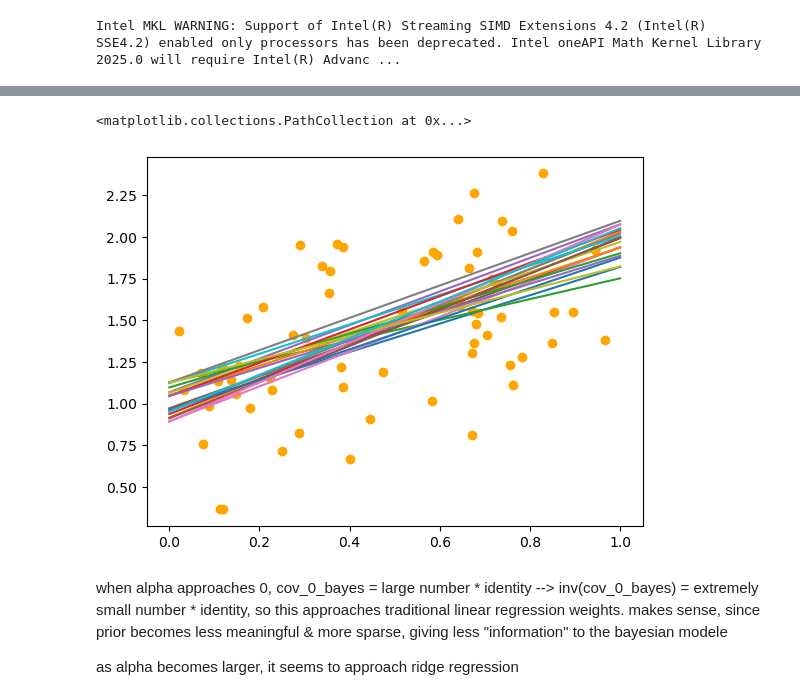
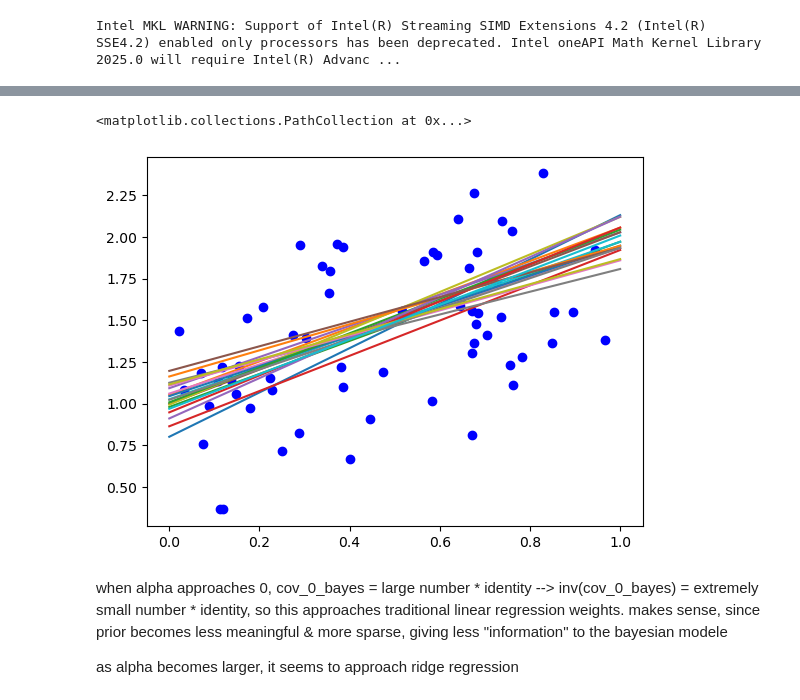
Before and after one commit to asaha1203/cx-4803, a Jupyter notebook: hw_4/hw_4_q2.ipynb, the cells around one changed output, grey strips where cells are left out. Drawn from its saved outputs; the diff is of its cells as text; code cells hidden in the pictures.

```diff
--- a/hw_4/hw_4_q2.ipynb
+++ b/hw_4/hw_4_q2.ipynb
@@ -25,18 +32,12 @@ Intel MKL WARNING: Support of Intel(R) Streaming SIMD Extensions 4.2 (Intel(R) S
 # %%
-alpha = np.linspace(0.01,10,100)
+#create data matrices
+alpha = np.logspace(-2,3,10000)
 beta = 1 / sigma_2
 w_bayes = np.zeros((len(alpha), m+1))
 cov_n_bayes = np.zeros((len(alpha), m+1, m+1))
 
-for i in range(100):
+#compute posterior distribution for alpha
+for i in range(10000):
     cov_0_bayes = np.identity(m+1) / alpha[i]
     cov_n_bayes[i,:,:] = np.linalg.inv(np.linalg.inv(cov_0_bayes) + beta * X.T @ X)
     w_bayes[i,:] = cov_n_bayes[i,:,:] @ (np.linalg.inv(cov_0_bayes) @ np.zeros(m+1).T + beta * X.T @ y)
-# %%
-x_values = np.linspace(0,1,1000)
-x_2 = 0.5
-x_3 = 0.5
-x = np.vstack([np.ones(1000), x_values, x_2 * np.ones(1000), x_3 * np.ones(1000)]).T
-for i in range(9):
-    plt.plot(x_values, x @ w_bayes[10*i])
-plt.scatter(data[:,0], data[:,3], color="orange")
@@ -45,0 +44,8 @@ plt.scatter(data[:,0], data[:,3], color="orange")
+# %%
+## x_values = np.linspace(0,1,1000)
+x_2 = 0.5
+x_3 = 0.5
+x = np.vstack([np.ones(1000), x_values, x_2 * np.ones(1000), x_3 * np.ones(1000)]).T
+for i in range(25):
+    plt.plot(x_values, x @ w_bayes[400*i])
+plt.scatter(data[:,0], data[:,3], color="orange")
@@ -46,15 +55,15 @@ plt.scatter(data[:,0], data[:,3], color="orange")
 # %%
 x_values = np.linspace(0,1,1000)
-w_values = np.random.multivariate_normal(w_bayes[9,:], cov_n_bayes[9,:,:], 20).T
+w_values = np.random.multivariate_normal(w_bayes[2000,:], cov_n_bayes[2000,:,:], 20).T
 x_2 = 0.5
 x_3 = 0.5
 x = np.vstack([np.ones(1000), x_values, x_2 * np.ones(1000), x_3 * np.ones(1000)]).T
 for i in range(20):
     plt.plot(x_values, x @ w_values[:,i])
-plt.scatter(data[:,0], data[:,3], color="orange")
+plt.scatter(data[:,0], data[:,3], color="blue")
 # %% [output]
 <matplotlib.collections.PathCollection at 0x...>
-[figure, old version]
+[figure, new version]
 # %% [markdown]
 when alpha approaches 0, cov_0_bayes = large number * identity --> inv(cov_0_bayes) = extremely small number * identity, so this approaches traditional linear regression weights. makes sense, since prior becomes less meaningful & more sparse, giving less "information" to the bayesian modele
 
```
Also changed, not shown: parts of 5 cells of this notebook.
